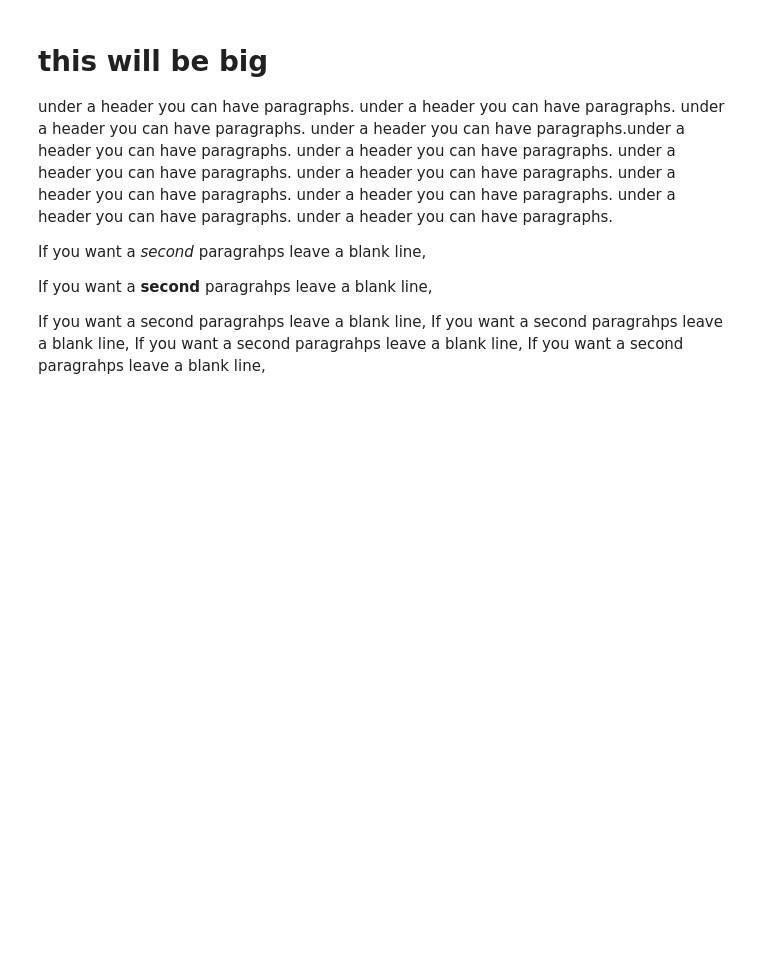
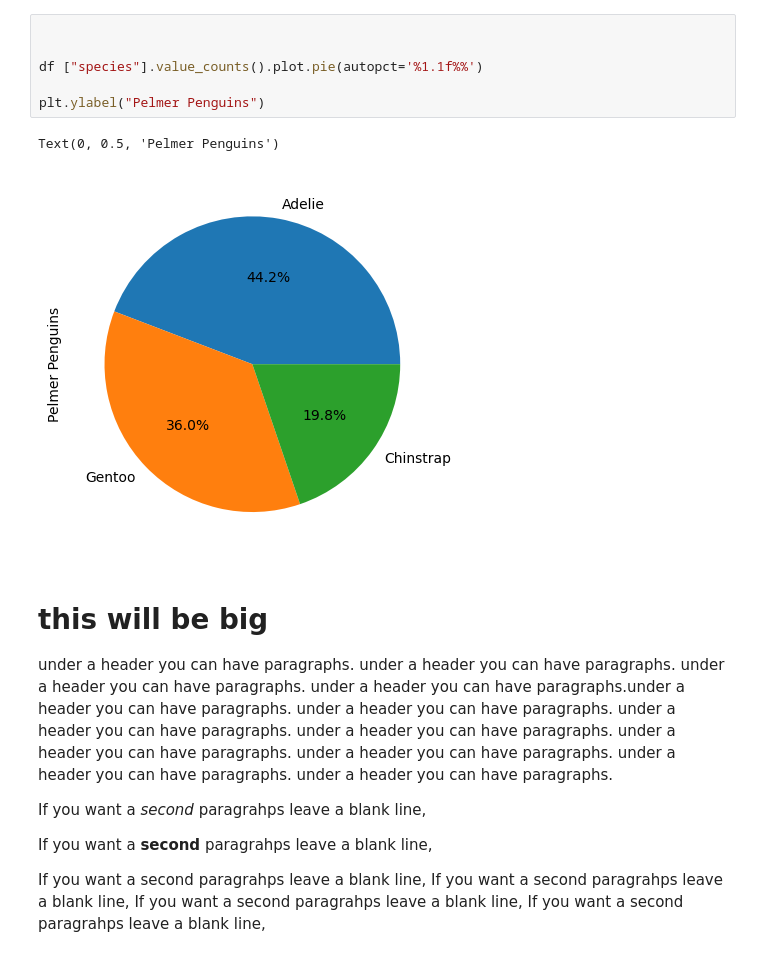
Before and after one commit to RobAstur/Principles-of-data-analytics-, a Jupyter notebook: penguins.ipynb, the cells around one changed output. Saved outputs shown, nothing was run; the diff lists cells and outputs as text; blank space fills up the shorter version.

```diff
--- a/penguins.ipynb
+++ b/penguins.ipynb
@@ -84,3 +107,12 @@ df.describe()
+# %%
+
+
+df ["species"].value_counts().plot.pie(autopct='%1.1f%%')
+
+plt.ylabel("Pelmer Penguins")
+# %% [output]
+Text(0, 0.5, 'Pelmer Penguins')
+[figure, added]
 # %% [markdown]
 # this will be big
 under a header you can have paragraphs. under a header you can have paragraphs. under a header you can have paragraphs. under a header you can have paragraphs.under a header you can have paragraphs. under a header you can have paragraphs. under a header you can have paragraphs. under a header you can have paragraphs. under a header you can have paragraphs. under a header you can have paragraphs. under a header you can have paragraphs. under a header you can have paragraphs.
```
Also changed, not shown: parts of 20 cells of this notebook, 3 other files.
